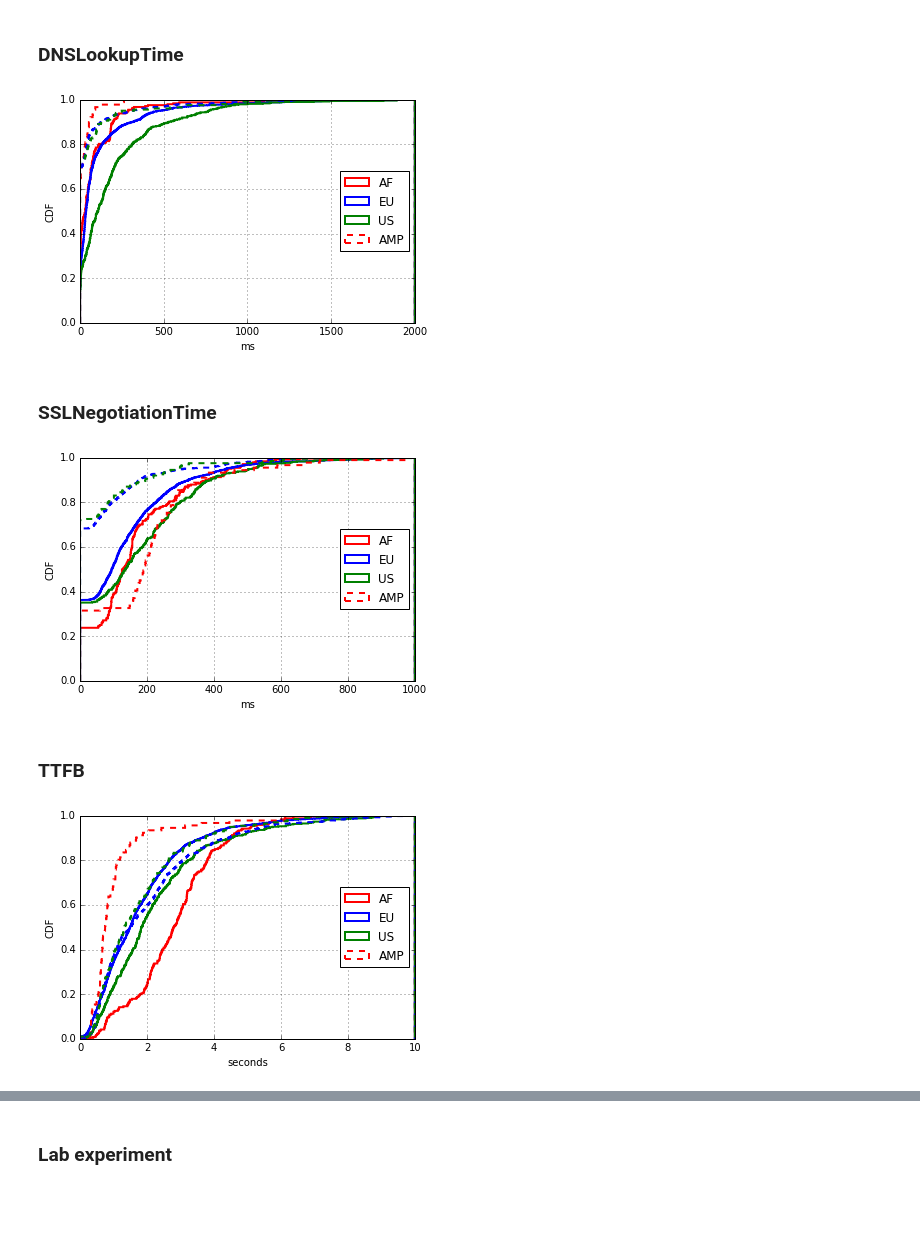
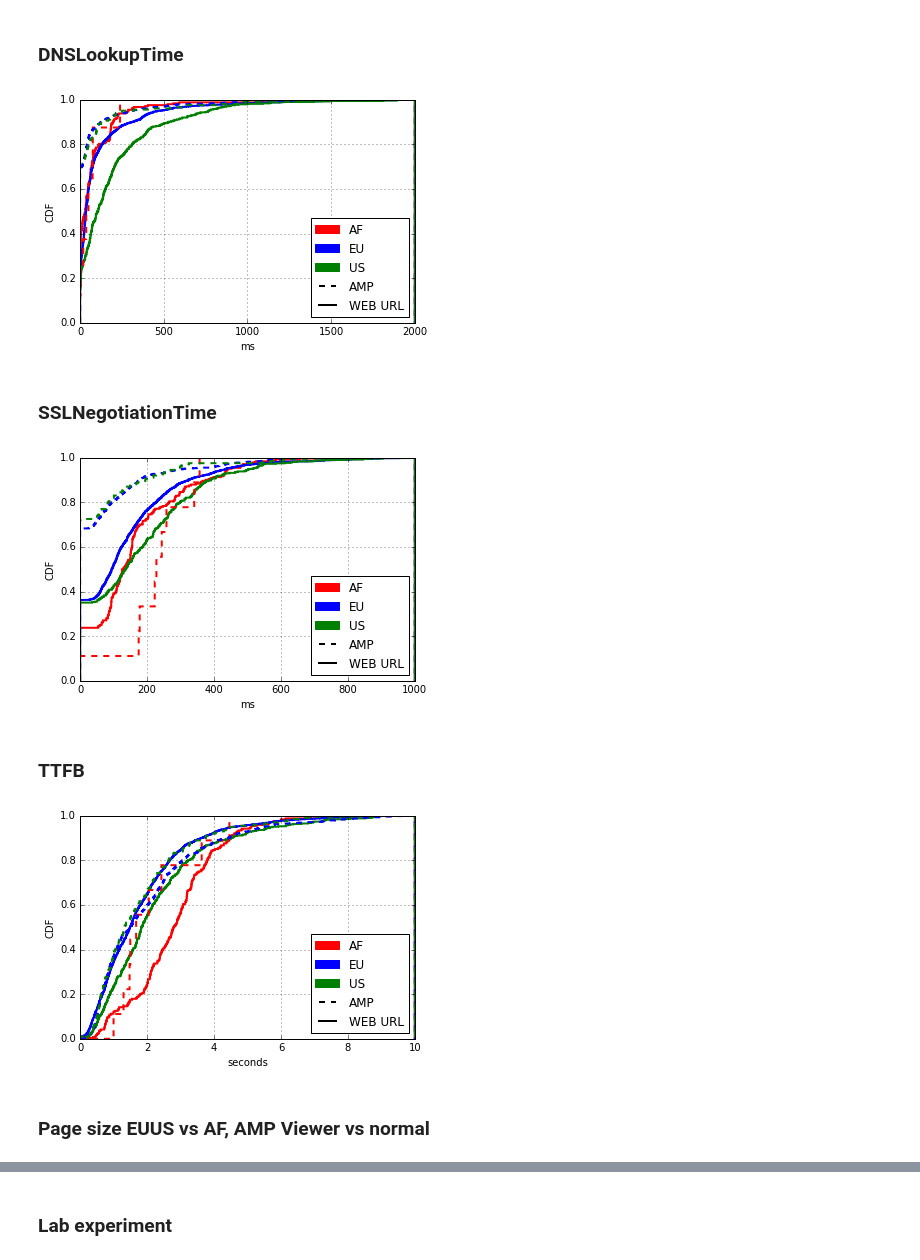
Before and after one commit to AFRINIC-Labs/content-africa-study, a Jupyter notebook: ampproject-study/Data-Analysis.ipynb, the cells around one changed output, grey strips where cells are left out. Cells and saved outputs as stored; diff of their text form; code cells hidden in the pictures; blank space fills up the shorter version.

Commit message:
new plots

```diff
--- a/ampproject-study/Data-Analysis.ipynb
+++ b/ampproject-study/Data-Analysis.ipynb
@@ -92,13 +95,21 @@ df_ori_amp_results = df_ori_amp_results[(df_ori_amp_results.HTTPStatus == '200')
 #                                         & (df_ori_amp_results['TotalDownloadedBytes'] < 15000000)
                                        ] #outliers
 
-df_amp_viewer_results = pd.read_csv('data/amp_viewer_url_results-1707201.csv', sep=';', encoding='utf-8',
-                                     keep_default_na=False,
-                                    converters={'TotalDownloadedBytes':int}
-                                   )
+
+
+df_1 = pd.read_csv('data/amp_viewer_url_results-1307201.csv', sep=';', encoding='utf-8', keep_default_na=False)
+df_2 = pd.read_csv('data/amp_viewer_url_results-1707201.csv', sep=';', encoding='utf-8', keep_default_na=False)
+df_3 = pd.read_csv('data/amp_viewer_url_results-2307201.csv', sep=';', encoding='utf-8', keep_default_na=False)
+
+df_amp_viewer_results = pd.concat([df_1, df_2, df_3])
+
+# df_amp_viewer_results = pd.read_csv('data/amp_viewer_url_results-1707201.csv', sep=';', encoding='utf-8',
+#                                      keep_default_na=False,
+#                                     converters={'TotalDownloadedBytes':int}
+#                                    )
 df_amp_viewer_results = df_amp_viewer_results[(df_amp_viewer_results.HTTPStatus == 200)
                                               & (df_amp_viewer_results.StatusText == 'OK')
-#                                               & (df_amp_viewer_results['PageLoadTime'] > 0)
+                                               & (df_amp_viewer_results['PageLoadTime'] > 0)
                                                & (df_amp_viewer_results['TotalDownloadedBytes'] > 1020)
                                              ]
 
@@ -408,6 +375,9 @@ df_amp_viewer_url_results_euus = df_amp_viewer_url_results_euus[(df_amp_viewer_u
 df_url_results_euus['probe_cc'] = df_url_results_euus.apply(lambda x: ast.literal_eval(x.ProbeInfo)['CountryCode'], axis = 1)
 # df_url_results_euus['platform'] = df_url_results_euus.apply(lambda x: ast.literal_eval(x.ProbeInfo)['Platform'], axis = 1)
 df_amp_viewer_url_results_euus['probe_cc'] = df_amp_viewer_url_results_euus.apply(lambda x: ast.literal_eval(x.ProbeInfo)['CountryCode'], axis = 1)
+df_amp_viewer_url_results_euus['TotalDownloadedBytes'] = df_amp_viewer_url_results_euus.apply(lambda x: int(x['TotalDownloadedBytes'])/1000000, axis=1)
+df_url_results_euus['TotalDownloadedBytes'] = df_url_results_euus.apply(lambda x: int(x['TotalDownloadedBytes'])/1000000, axis=1)
+
 
 
 df_url_results_euus['region'] = df_url_results_euus.apply(lambda x: f(x['probe_cc']), axis=1)
@@ -505,15 +481,21 @@ n, bins, patches = ax.hist([df_amp_us.astype(np.int)],
 
 # tidy up the figure
 ax.grid(True)
-ax.legend(loc='right')
 #ax.set_title('DNS Lookup Time')
 ax.set_xlabel('ms')
 ax.set_ylabel('CDF')
 
+red_patch = mpatches.Patch(color='red', label='AF')
+blue_patch = mpatches.Patch(color='blue', label='EU')
+green_patch = mpatches.Patch(color='green', label='US')
+amp_line = mlines.Line2D([], [], color='black', linestyle="--", linewidth=2, markersize=15, label='AMP')
+url_line = mlines.Line2D([], [], color='black', markersize=15,linewidth=2,  label='WEB URL')
+plt.legend(handles=[red_patch, blue_patch, green_patch, amp_line, url_line], loc="lower right")
+
 plt.savefig("data/plots/CDF_DNS_EU-US-AF.pdf")
 plt.show()
 # %% [output]
-[figure, old version]
+[figure, new version]
 # %% [markdown]
 ### SSLNegotiationTime
 # %%
@@ -556,15 +538,21 @@ n, bins, patches = ax.hist([df_amp_us.astype(np.int)],
 
 # tidy up the figure
 ax.grid(True)
-ax.legend(loc='right')
 #ax.set_title('SSL Negotiation Time')
 ax.set_xlabel('ms')
 ax.set_ylabel('CDF')
 
+red_patch = mpatches.Patch(color='red', label='AF')
+blue_patch = mpatches.Patch(color='blue', label='EU')
+green_patch = mpatches.Patch(color='green', label='US')
+amp_line = mlines.Line2D([], [], color='black', linestyle="--", linewidth=2, markersize=15, label='AMP')
+url_line = mlines.Line2D([], [], color='black', markersize=15,linewidth=2,  label='WEB URL')
+plt.legend(handles=[red_patch, blue_patch, green_patch, amp_line, url_line], loc="lower right")
+
 plt.savefig("data/plots/CDF_SSL_EU-US-AF.pdf")
 plt.show()
 # %% [output]
-[figure, old version]
+[figure, new version]
 # %% [markdown]
 ### TTFB
 # %%
@@ -588,31 +576,40 @@ df_amp_us = df_amp_viewer_url_results_euus.loc[df_amp_viewer_url_results_euus.re
 n, bins, patches = ax.hist([df_af.astype(np.int)/1000],
                            n_bins, density=1, histtype='step', linewidth=2, range=[0,10],
                            cumulative=True, label='AF', color='red')
 n, bins, patches = ax.hist([df_eu.astype(np.int)/1000],
                            n_bins, density=1, histtype='step', linewidth=2, range=[0,10],
                            cumulative=True, label='EU', color='blue')
 n, bins, patches = ax.hist([df_us.astype(np.int)/1000],
                            n_bins, density=1, histtype='step', linewidth=2, range=[0,10],
                            cumulative=True, label='US', color='green')
 
 n, bins, patches = ax.hist([df_amp_af.astype(np.int)/1000],
                            n_bins, density=1, histtype='step', linewidth=2, range=[0,10],
                            cumulative=True, linestyle="--", color='red', label="AMP")
 n, bins, patches = ax.hist([df_amp_eu.astype(np.int)/1000],
                            n_bins, density=1, histtype='step', linewidth=2, range=[0,10],
                            cumulative=True, linestyle="--", color='blue')
 n, bins, patches = ax.hist([df_amp_us.astype(np.int)/1000],
                            n_bins, density=1, histtype='step', linewidth=2, range=[0,10],
                            cumulative=True, linestyle="--", color='green')
 
 # tidy up the figure
 ax.grid(True)
 ax.legend(loc='right')
 #ax.set_title('TTFB')
 ax.set_xlabel('seconds')
 ax.set_ylabel('CDF')
 
+red_patch = mpatches.Patch(color='red', label='AF')
+blue_patch = mpatches.Patch(color='blue', label='EU')
+green_patch = mpatches.Patch(color='green', label='US')
+amp_line = mlines.Line2D([], [], color='black', linestyle="--", linewidth=2, markersize=15, label='AMP')
+url_line = mlines.Line2D([], [], color='black', markersize=15,linewidth=2,  label='WEB URL')
+plt.legend(handles=[red_patch, blue_patch, green_patch, amp_line, url_line], loc="lower right")
+
 plt.savefig("data/plots/CDF_TTFB_EU-US-AF.pdf")
 plt.show()
 # %% [output]
-[figure, old version]
+[figure, new version]
+# %% [markdown]
+### Page size EUUS vs AF, AMP Viewer vs normal
```
Also changed, not shown: parts of 13 cells of this notebook, 20 other files.
